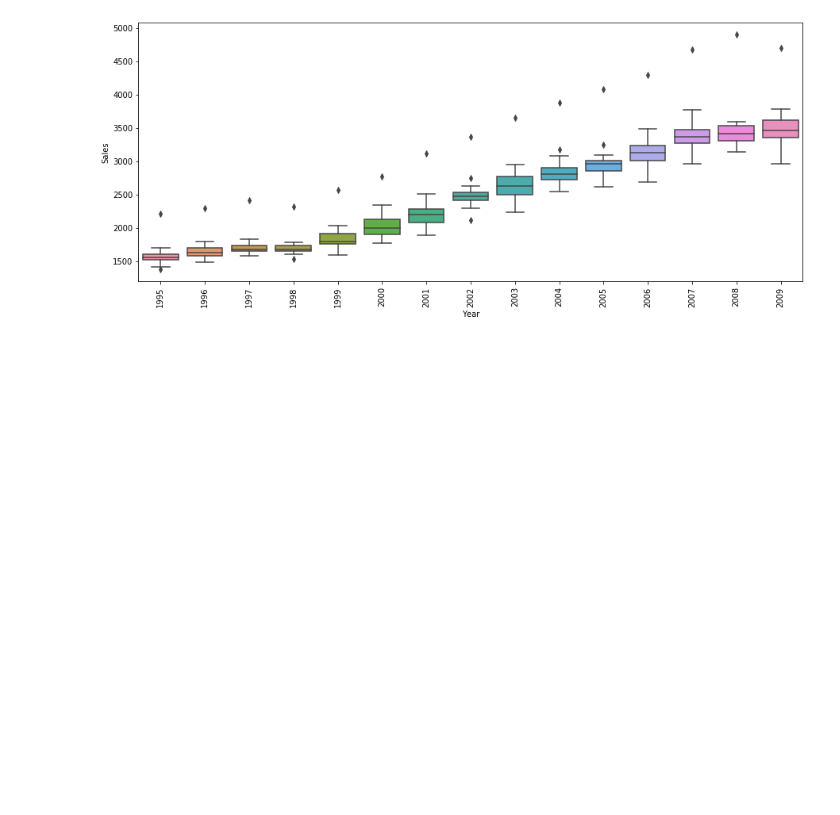
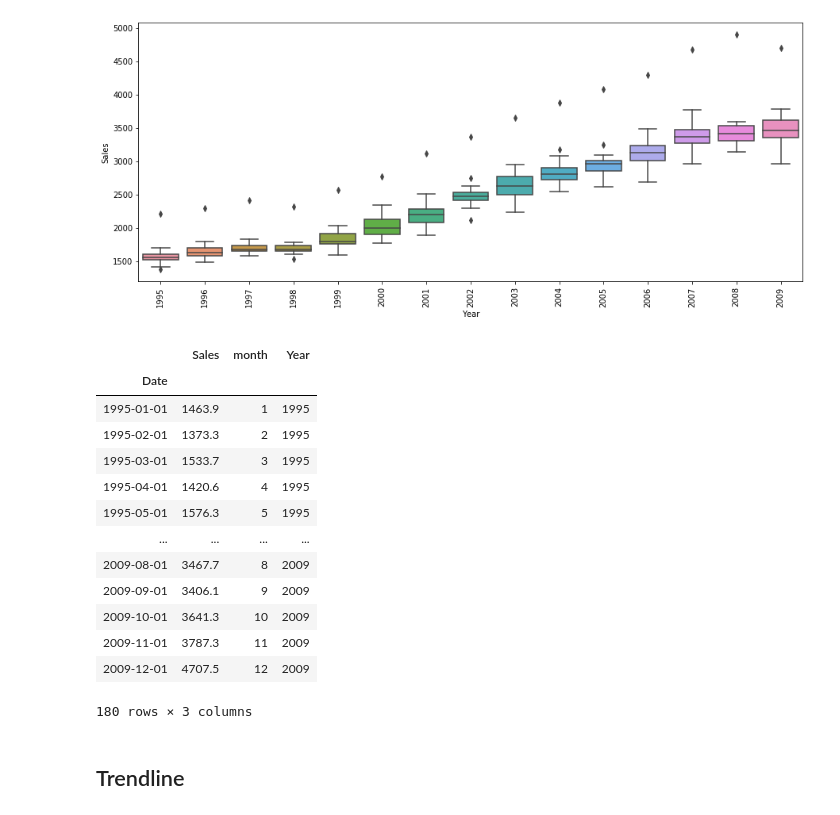
Before and after one commit to agnirudrasikdar/Business-Analytics, a Jupyter notebook: Session II/JIE WU Forecasting.ipynb, the cells around one changed output. Saved outputs shown, nothing was run; the diff lists cells and outputs as text; code cells hidden in the pictures; blank space fills up the shorter version.

Commit message:
Added trendline

```diff
--- a/Session II/JIE WU Forecasting.ipynb
+++ b/Session II/JIE WU Forecasting.ipynb
@@ -143,3 +148,22 @@ for item in ax.get_xticklabels():
     item.set_rotation(90)
 # %% [output]
 [figure]
+# %%
+data
+# %% [output]
+|  | Sales | month | Year |
+| Date |  |  |  |
+| 1995-01-01 | 1463.9 | 1 | 1995 |
+| 1995-02-01 | 1373.3 | 2 | 1995 |
+| 1995-03-01 | 1533.7 | 3 | 1995 |
+| 1995-04-01 | 1420.6 | 4 | 1995 |
+| 1995-05-01 | 1576.3 | 5 | 1995 |
+| ... | ... | ... | ... |
+| 2009-08-01 | 3467.7 | 8 | 2009 |
+| 2009-09-01 | 3406.1 | 9 | 2009 |
+| 2009-10-01 | 3641.3 | 10 | 2009 |
+| 2009-11-01 | 3787.3 | 11 | 2009 |
+| 2009-12-01 | 4707.5 | 12 | 2009 |
+180 rows × 3 columns
+# %% [markdown]
+## Trendline
```
Also changed, not shown: parts of 1 cell of this notebook.
